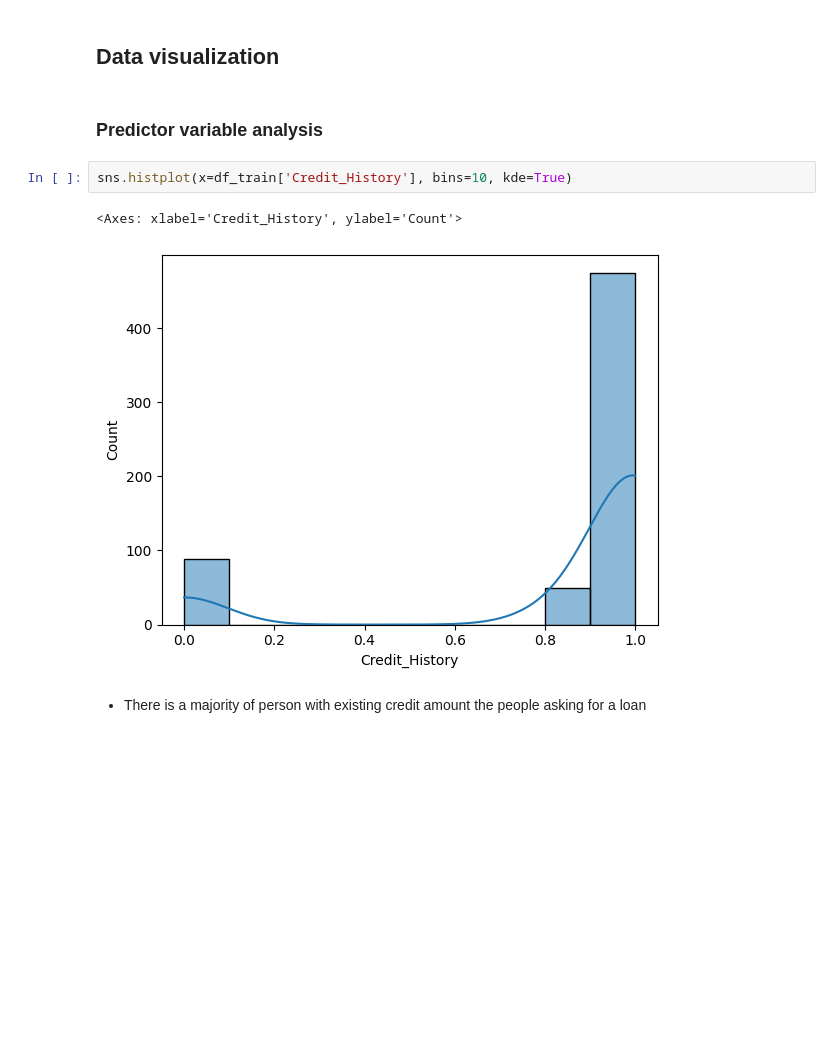
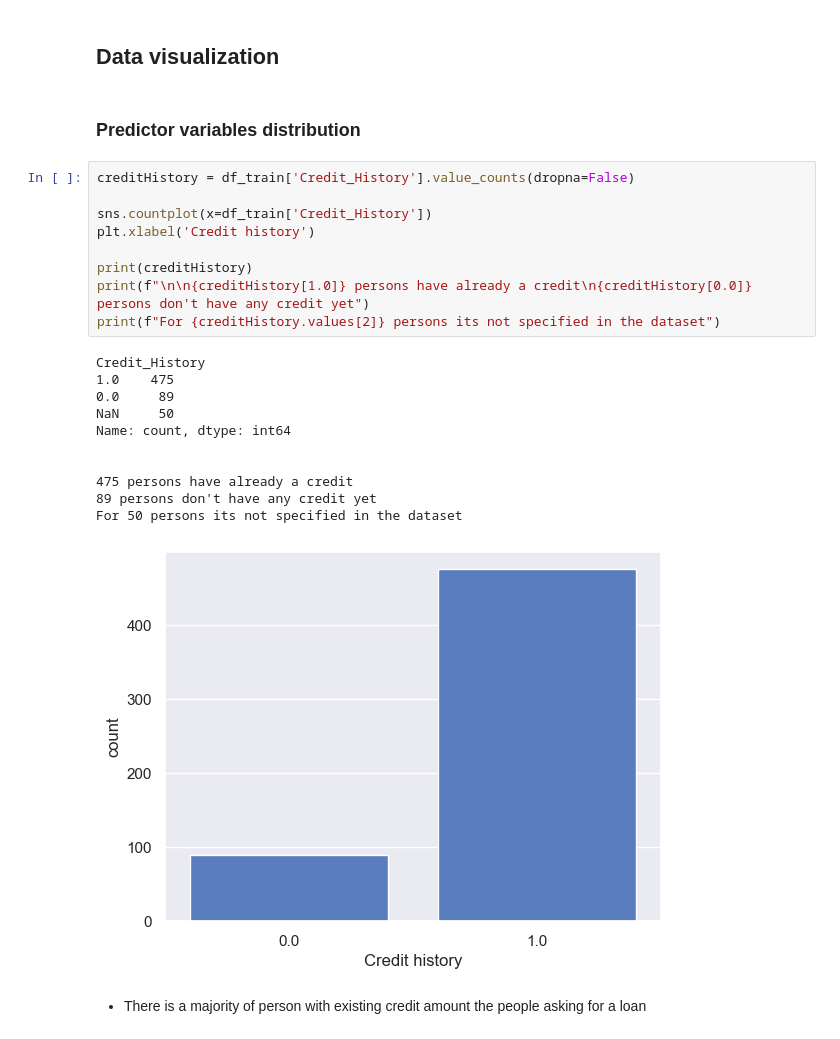
Before and after one commit to jeanbosc/loan-prediction, a Jupyter notebook: data-process-notebook.ipynb, the cells around one changed output. Cells and saved outputs as stored; diff of their text form; blank space fills up the shorter version.

```diff
--- a/data-process-notebook.ipynb
+++ b/data-process-notebook.ipynb
@@ -95,12 +95,28 @@ dtype: int64
 # %% [markdown]
 ## **Data visualization**
 # %% [markdown]
-### Predictor variable analysis
+### Predictor variables distribution
-# %%
-sns.histplot(x=df_train['Credit_History'], bins=10, kde=True)
-# %% [output]
-<Axes: xlabel='Credit_History', ylabel='Count'>
-[figure, removed]
+# %%
+creditHistory = df_train['Credit_History'].value_counts(dropna=False)
+
+sns.countplot(x=df_train['Credit_History'])
+plt.xlabel('Credit history')
+
+print(creditHistory)
+print(f"\n\n{creditHistory[1.0]} persons have already a credit\n{creditHistory[0.0]} persons don't have any credit yet")
+print(f"For {creditHistory.values[2]} persons its not specified in the dataset")
+# %% [output]
+Credit_History
+1.0    475
+0.0     89
+NaN     50
+Name: count, dtype: int64
+
+
+475 persons have already a credit
+89 persons don't have any credit yet
+For 50 persons its not specified in the dataset
+[figure, added]
 # %% [markdown]
 - There is a majority of person with existing credit amount the people asking for a loan
 # %%
```
Also changed, not shown: parts of 19 cells of this notebook.
